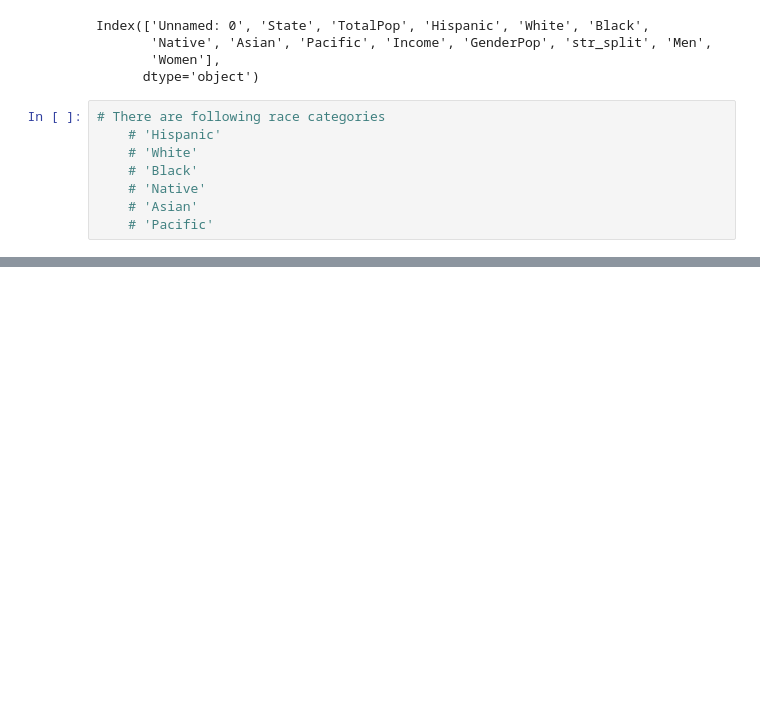
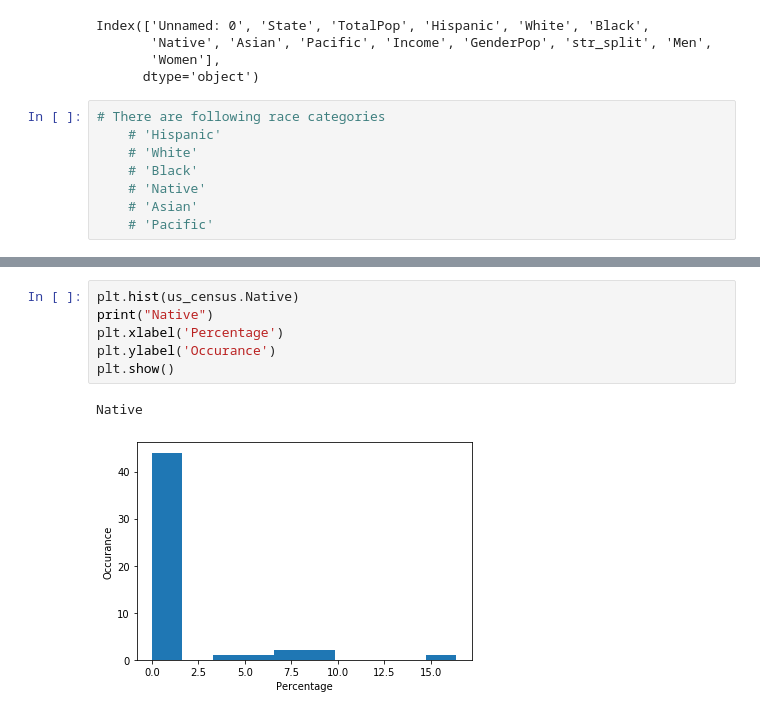
Before and after one commit to hassan-ak/PIAIC-AI, a Jupyter notebook: Q2/Classes/Pandas/assignment/assignment1/PIAIC53818_Assignment01_Pandas.ipynb, the cells around one changed output, grey strips where cells are left out. Saved outputs shown, nothing was run; the diff lists cells and outputs as text; blank space fills up the shorter version.

```diff
--- a/Q2/Classes/Pandas/assignment/assignment1/PIAIC53818_Assignment01_Pandas.ipynb
+++ b/Q2/Classes/Pandas/assignment/assignment1/PIAIC53818_Assignment01_Pandas.ipynb
@@ -461,0 +617,9 @@ Index(['Unnamed: 0', 'State', 'TotalPop', 'Hispanic', 'White', 'Black',
+# %%
+plt.hist(us_census.Native)
+print("Native")
+plt.xlabel('Percentage')
+plt.ylabel('Occurance')
+plt.show()
+# %% [output]
+Native
+[figure, added]
```
Also changed, not shown: parts of 24 cells of this notebook.
